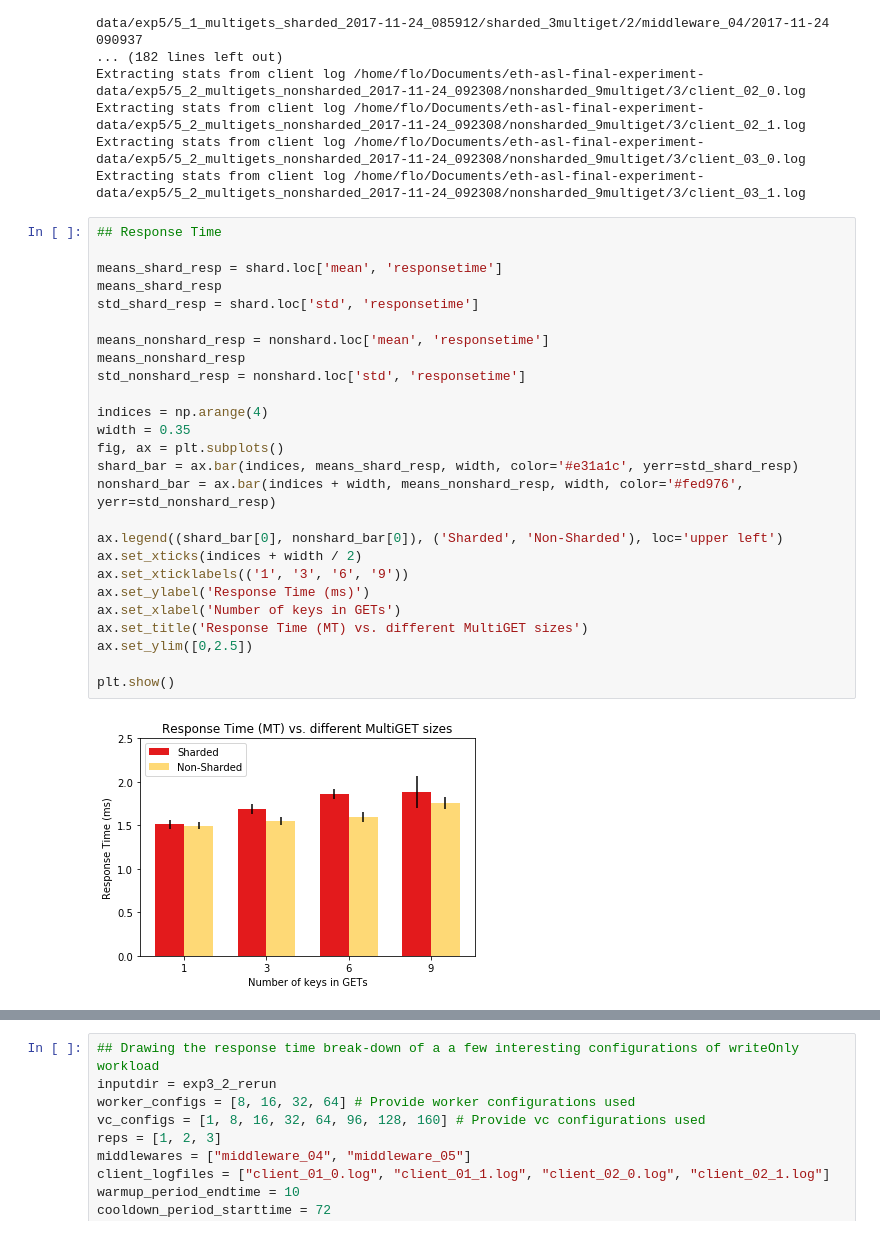
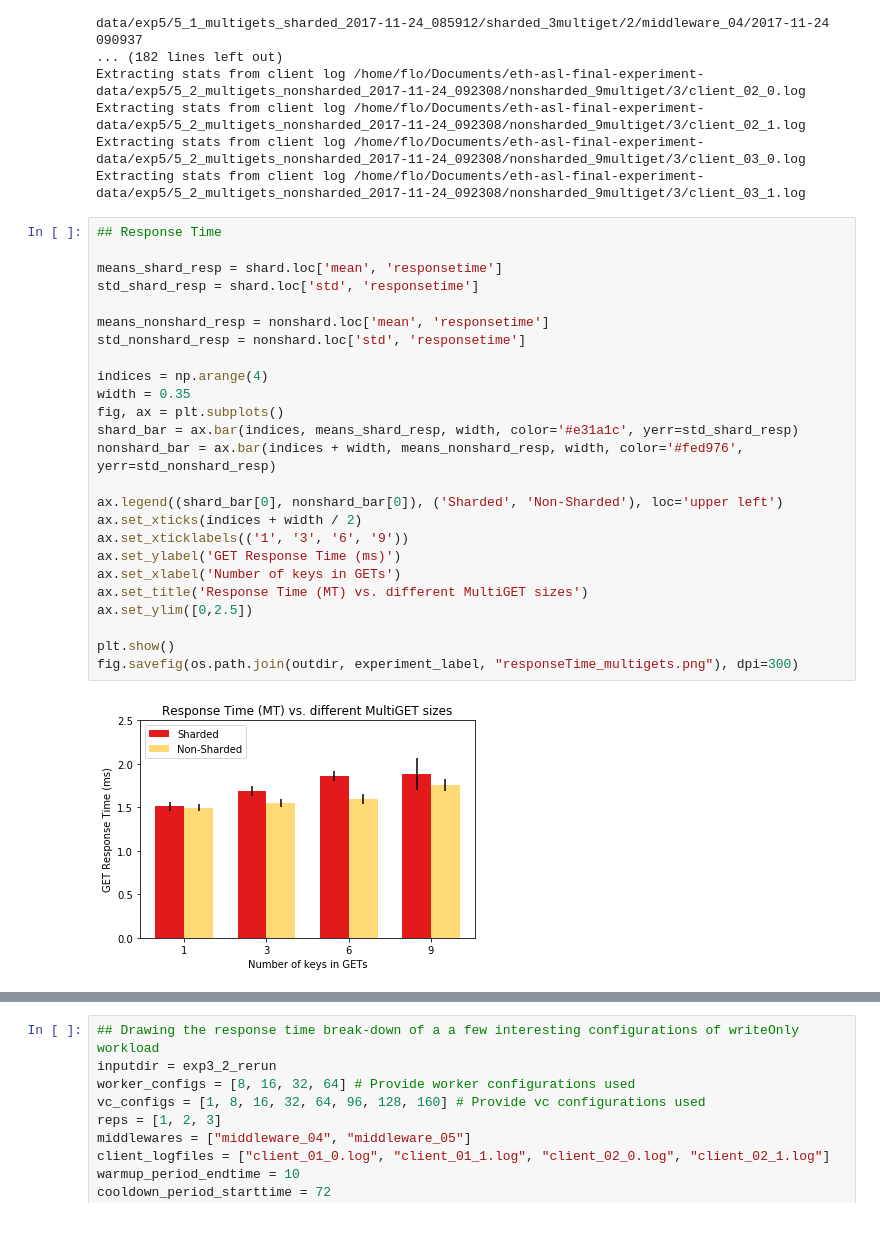
Before and after one commit to flock0/eth-asl, a Jupyter notebook: bash/5_multigets/postprocessing/graphs_5.ipynb, the cells around one changed output, grey strips where cells are left out. Drawn from its saved outputs; the diff is of its cells as text.

Commit message:
Exp 5 postprocessing: Adapted some plot functions

```diff
--- a/bash/5_multigets/postprocessing/graphs_5.ipynb
+++ b/bash/5_multigets/postprocessing/graphs_5.ipynb
@@ -55,31 +56,30 @@ Extracting stats from client log /home/flo/Documents/eth-asl-final-experiment-da
 # %%
 ## Response Time
 
 means_shard_resp = shard.loc['mean', 'responsetime']
-means_shard_resp
 std_shard_resp = shard.loc['std', 'responsetime']
 
 means_nonshard_resp = nonshard.loc['mean', 'responsetime']
-means_nonshard_resp
 std_nonshard_resp = nonshard.loc['std', 'responsetime']
 
 indices = np.arange(4)
 width = 0.35
 fig, ax = plt.subplots()
 shard_bar = ax.bar(indices, means_shard_resp, width, color='#e31a1c', yerr=std_shard_resp)
 nonshard_bar = ax.bar(indices + width, means_nonshard_resp, width, color='#fed976', yerr=std_nonshard_resp)
 
 ax.legend((shard_bar[0], nonshard_bar[0]), ('Sharded', 'Non-Sharded'), loc='upper left')
 ax.set_xticks(indices + width / 2)
 ax.set_xticklabels(('1', '3', '6', '9'))
-ax.set_ylabel('Response Time (ms)')
+ax.set_ylabel('GET Response Time (ms)')
 ax.set_xlabel('Number of keys in GETs')
 ax.set_title('Response Time (MT) vs. different MultiGET sizes')
 ax.set_ylim([0,2.5])
 
 plt.show()
+fig.savefig(os.path.join(outdir, experiment_label, "responseTime_multigets.png"), dpi=300)
 # %% [output]
-[figure, old version]
+[figure, new version]
 # %%
 ## Throughput
 
```
Also changed, not shown: parts of 5 cells of this notebook, 2 other files.
